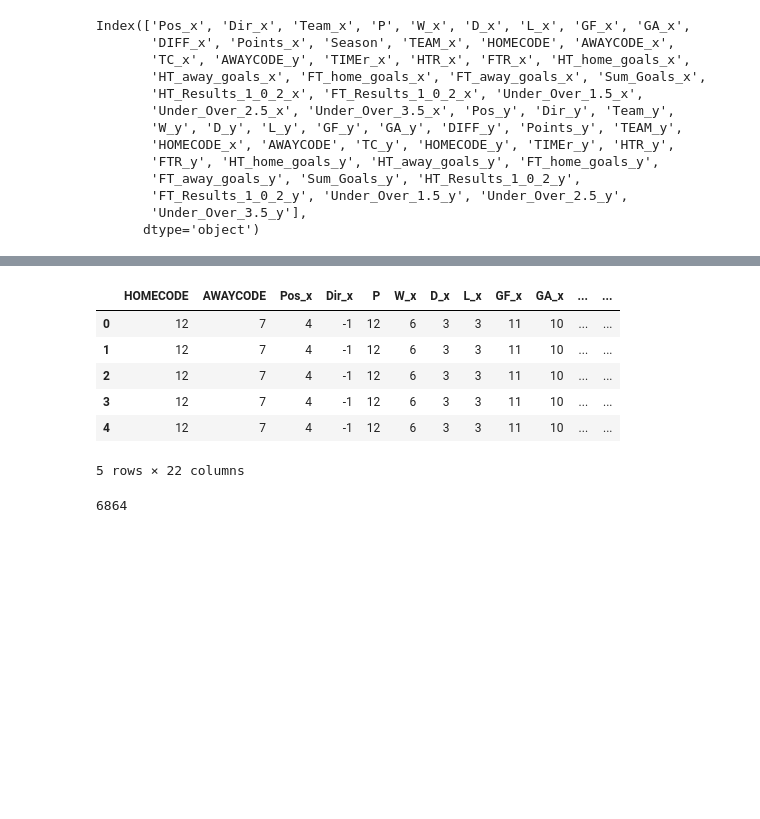
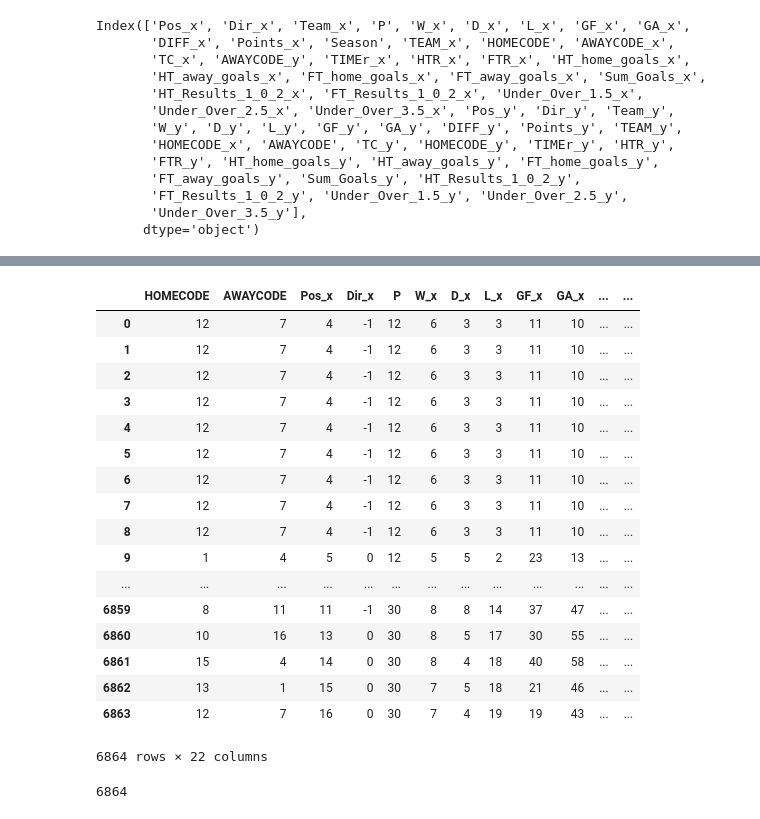
Before and after one commit to gibeongideon/vfl_starts_scrapper, a Jupyter notebook: file_processing_01.ipynb, the cells around one changed output, grey strips where cells are left out. Cells and saved outputs as stored; diff of their text form; code cells hidden in the pictures; blank space fills up the shorter version.

```diff
--- a/file_processing_01.ipynb
+++ b/file_processing_01.ipynb
@@ -368,8 +403,18 @@ colt = ['Season','TC_x','HOMECODE','AWAYCODE','TEAM_x','Team_x','Pos_x', 'Dir_x'
        'FT_Results_1_0_2_y', 'Under_Over_1.5_y', 'Under_Over_2.5_y',
        'Under_Over_3.5_y']
 
+colti = ['Season','TC_x','HOMECODE','AWAYCODE','TEAM_x','TEAM_y','Pos_x', 'Dir_x', 'P', 'W_x', 'D_x', 'L_x', 'GF_x', 'GA_x','DIFF_x',
+        'Points_x','Pos_y', 'Dir_y','W_y', 'D_y', 'L_y', 'GF_y', 'GA_y', 'DIFF_y', 'Points_y','HTR_y',
+       'FTR_y', 'HT_home_goals_y', 'HT_away_goals_y', 'FT_home_goals_y',
+       'FT_away_goals_y', 'Sum_Goals_y', 'HT_Results_1_0_2_y',
+       'FT_Results_1_0_2_y', 'Under_Over_1.5_y', 'Under_Over_2.5_y',
+       'Under_Over_3.5_y']
+
 col2 = ['HOMECODE','AWAYCODE','Pos_x', 'Dir_x', 'P', 'W_x', 'D_x', 'L_x', 'GF_x', 'GA_x','DIFF_x',
         'Points_x','Pos_y', 'Dir_y','W_y', 'D_y', 'L_y', 'GF_y', 'GA_y', 'DIFF_y', 'Points_y','Under_Over_2.5_y',]
+
+predict1x2 = ['HOMECODE','AWAYCODE','Pos_x', 'Dir_x', 'P', 'W_x', 'D_x', 'L_x', 'GF_x', 'GA_x','DIFF_x',
+        'Points_x','Pos_y', 'Dir_y','W_y', 'D_y', 'L_y', 'GF_y', 'GA_y', 'DIFF_y', 'Points_y','FT_Results_1_0_2_y',]
 datag.columns
 # %% [output]
 Index(['Pos_x', 'Dir_x', 'Team_x', 'P', 'W_x', 'D_x', 'L_x', 'GF_x', 'GA_x',
@@ -386,7 +431,8 @@ Index(['Pos_x', 'Dir_x', 'Team_x', 'P', 'W_x', 'D_x', 'L_x', 'GF_x', 'GA_x',
        'Under_Over_3.5_y'],
       dtype='object')
 # %%
-datag2 =  datag.reindex(columns= colt)
+#change collum to change what to predict
+datag2 =  datag.reindex(columns= colti)
 #datag2.iloc[:, 1:38].head()#[dff2.TEAM == 'VIENNA']
-datag2.head()
+datag2#.head()
 # %% [output]
@@ -403,15 +460,26 @@ datag2.head()
 # %%
 mod_data=datag2.reindex(columns=col2).fillna(0)
 # %%
-mod_data.head()
+mod_data#.head()
 # %% [output]
 |  | HOMECODE | AWAYCODE | Pos_x | Dir_x | P | W_x | D_x | L_x | GF_x | GA_x | ... | ... |
 | 0 | 12 | 7 | 4 | -1 | 12 | 6 | 3 | 3 | 11 | 10 | ... | ... |
 | 1 | 12 | 7 | 4 | -1 | 12 | 6 | 3 | 3 | 11 | 10 | ... | ... |
 | 2 | 12 | 7 | 4 | -1 | 12 | 6 | 3 | 3 | 11 | 10 | ... | ... |
 | 3 | 12 | 7 | 4 | -1 | 12 | 6 | 3 | 3 | 11 | 10 | ... | ... |
 | 4 | 12 | 7 | 4 | -1 | 12 | 6 | 3 | 3 | 11 | 10 | ... | ... |
+| 5 | 12 | 7 | 4 | -1 | 12 | 6 | 3 | 3 | 11 | 10 | ... | ... |
+| 6 | 12 | 7 | 4 | -1 | 12 | 6 | 3 | 3 | 11 | 10 | ... | ... |
+| 7 | 12 | 7 | 4 | -1 | 12 | 6 | 3 | 3 | 11 | 10 | ... | ... |
+| 8 | 12 | 7 | 4 | -1 | 12 | 6 | 3 | 3 | 11 | 10 | ... | ... |
+| 9 | 1 | 4 | 5 | 0 | 12 | 5 | 5 | 2 | 23 | 13 | ... | ... |
+| ... | ... | ... | ... | ... | ... | ... | ... | ... | ... | ... | ... | ... |
+| 6859 | 8 | 11 | 11 | -1 | 30 | 8 | 8 | 14 | 37 | 47 | ... | ... |
+| 6860 | 10 | 16 | 13 | 0 | 30 | 8 | 5 | 17 | 30 | 55 | ... | ... |
+| 6861 | 15 | 4 | 14 | 0 | 30 | 8 | 4 | 18 | 40 | 58 | ... | ... |
+| 6862 | 13 | 1 | 15 | 0 | 30 | 7 | 5 | 18 | 21 | 46 | ... | ... |
+| 6863 | 12 | 7 | 16 | 0 | 30 | 7 | 4 | 19 | 19 | 43 | ... | ... |
-5 rows × 22 columns
+6864 rows × 22 columns
 # %%
 t=datag2.shape[0]  # # t is the number of raws
 t
```
Also changed, not shown: parts of 26 cells of this notebook, 6 other files.
